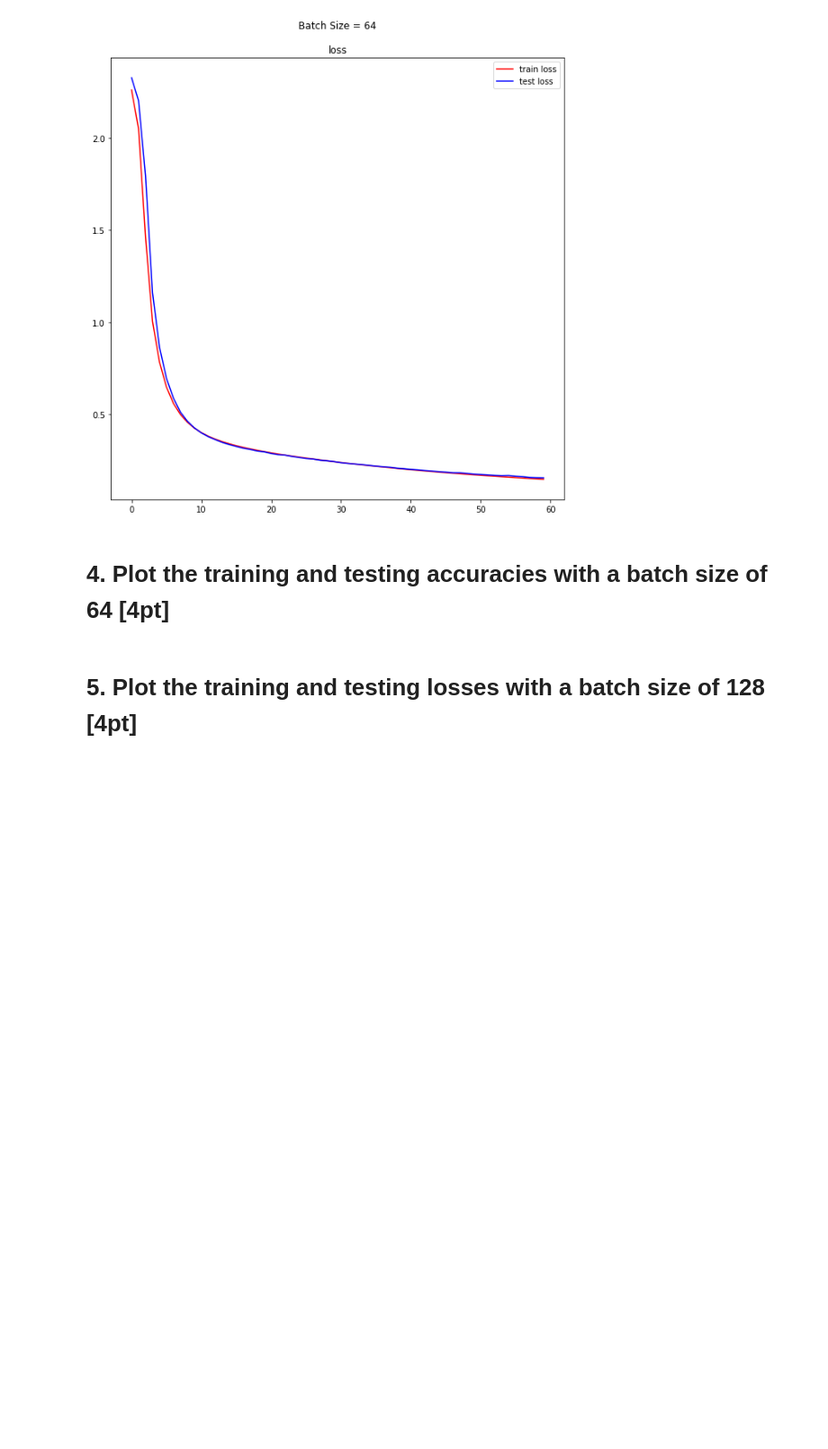
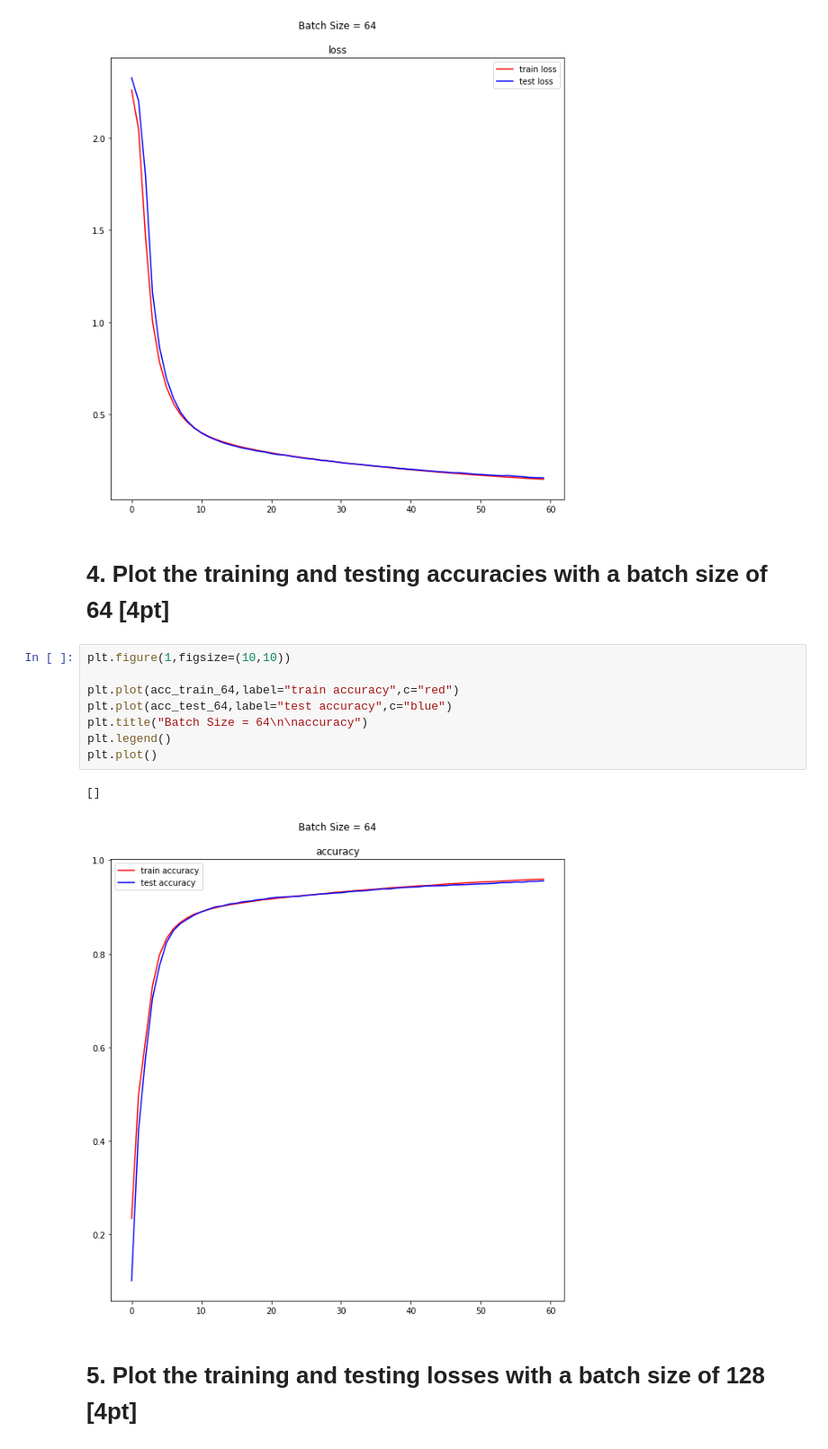
Before and after one commit to ehehehe95/Implementing-Basic-ML-techniques, a Jupyter notebook: 9/assignment09.ipynb, the cells around one changed output. Shown at 90% size. Drawn from its saved outputs; the diff is of its cells as text; blank space fills up the shorter version.

```diff
--- a/9/assignment09.ipynb
+++ b/9/assignment09.ipynb
@@ -305,6 +327,17 @@ plt.plot()
 [figure]
 # %% [markdown]
 # 4. Plot the training and testing accuracies with a batch size of 64 [4pt]
+# %%
+plt.figure(1,figsize=(10,10))
+
+plt.plot(acc_train_64,label="train accuracy",c="red")
+plt.plot(acc_test_64,label="test accuracy",c="blue")
+plt.title("Batch Size = 64\n\naccuracy")
+plt.legend()
+plt.plot()
+# %% [output]
+[]
+[figure, added]
 # %% [markdown]
 # 5. Plot the training and testing losses with a batch size of 128 [4pt]
 # %%
```
Also changed, not shown: parts of 4 cells of this notebook.
